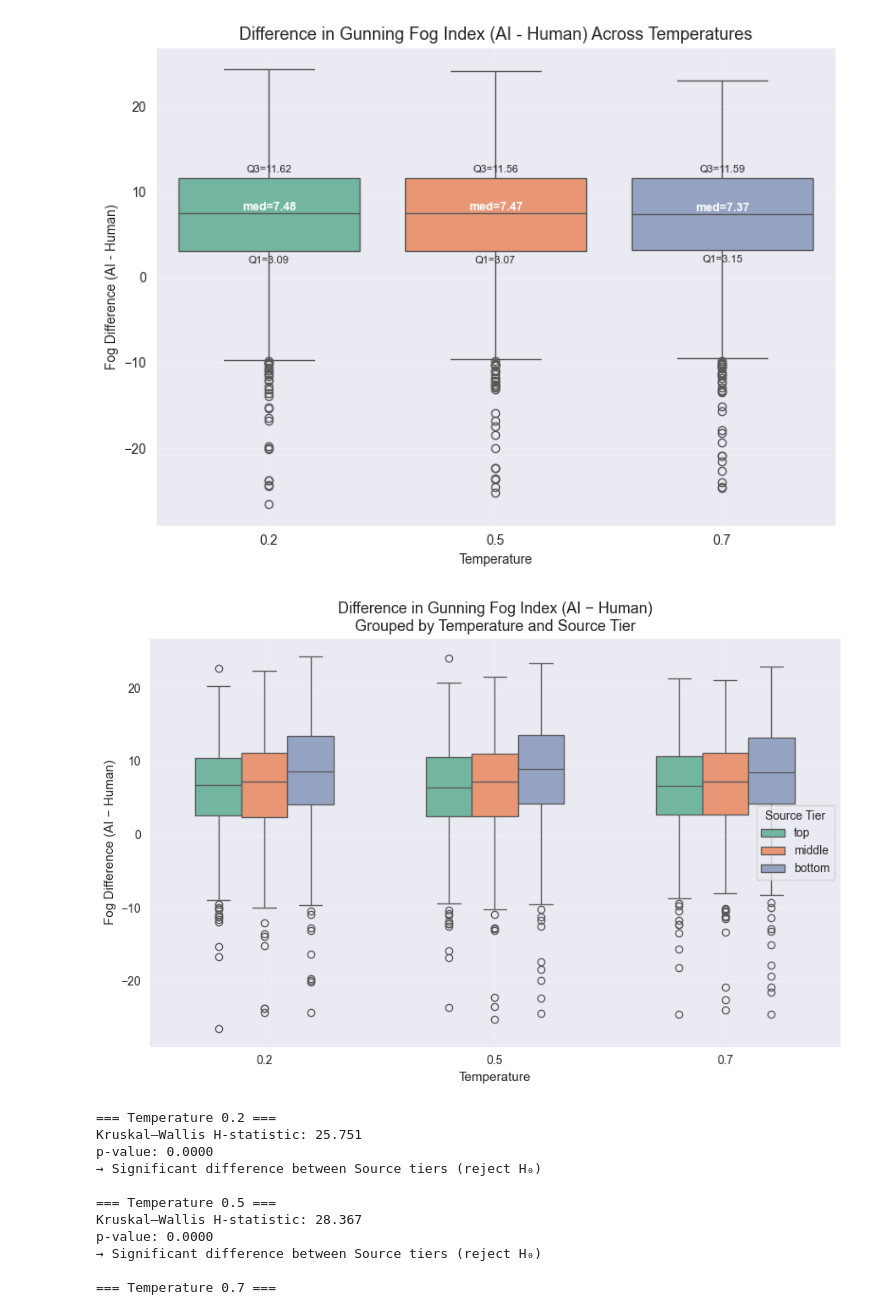
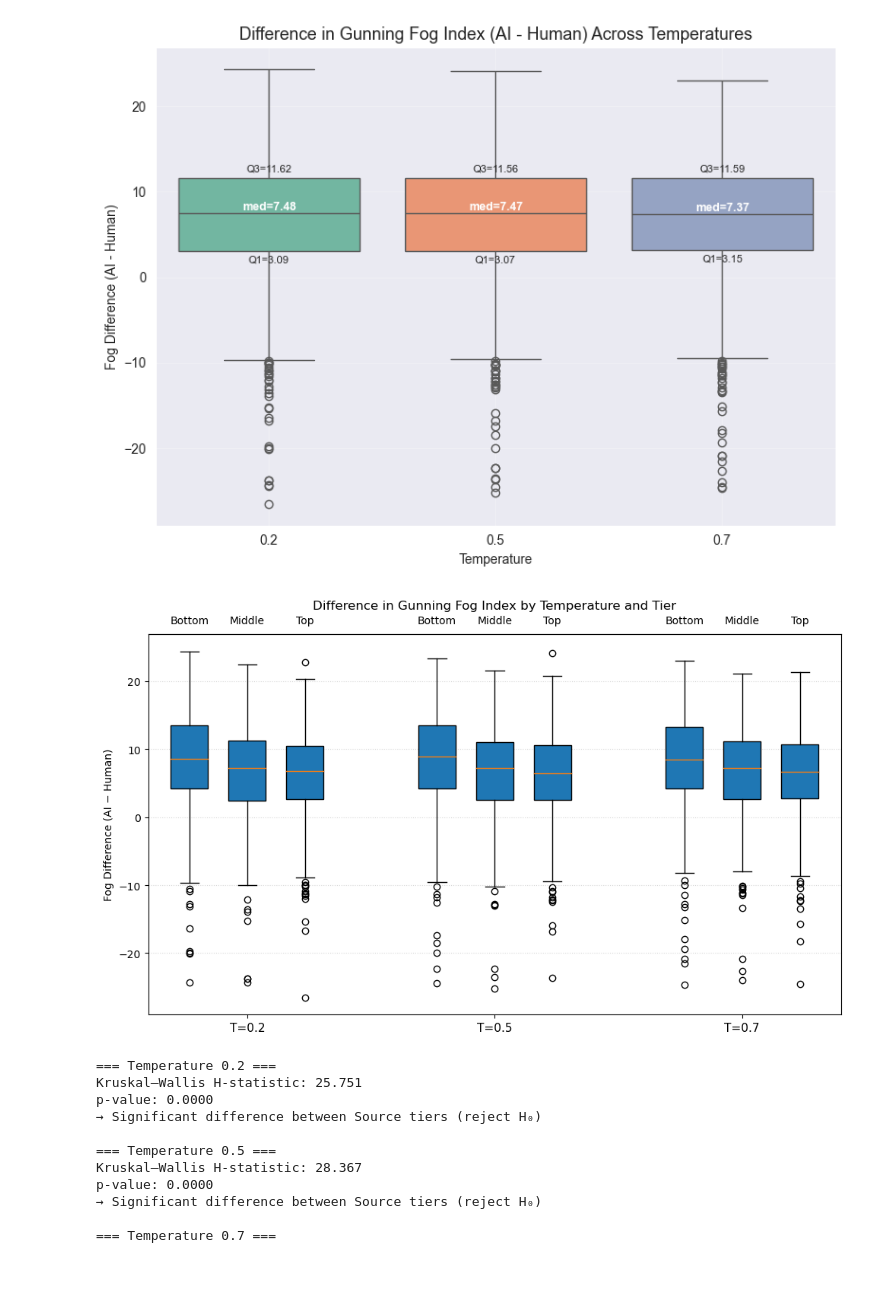
Before and after one commit to popolin47/Library_recommendation, a Jupyter notebook: Revise_RQ2.ipynb, the cells around one changed output. Drawn from its saved outputs; the diff is of its cells as text; code cells hidden in the pictures; blank space fills up the shorter version.

```diff
--- a/Revise_RQ2.ipynb
+++ b/Revise_RQ2.ipynb
@@ -267,38 +267,66 @@ plt.show()
 # %%
 import pandas as pd
 import matplotlib.pyplot as plt
-import seaborn as sns
+from pathlib import Path
 
+# === Config ===
 temps = [0.2, 0.5, 0.7]
-combined = pd.DataFrame()
+tiers = ["Bottom", "Middle", "Top"]   # order within each temp group
+data_dir = Path("Result_RQ2")
+csv_tmpl = "{t}_compare_fog.csv"      # expects columns: Source, fog_diff
 
-# --- Load and combine comparison files ---
+# === Load values per (temp, tier) ===
+values = {}
 for t in temps:
-    df = pd.read_csv(f"Result_RQ2/{t}_compare_fog.csv")
-    df["Temperature"] = t
-    combined = pd.concat([combined, df], ignore_index=True)
+    df = pd.read_csv(data_dir / csv_tmpl.format(t=t))
+    for tier in tiers:
+        vals = df.loc[df["Source"].str.casefold()==tier.casefold(), "fog_diff"].dropna().tolist()
+        values[(t, tier)] = vals
 
-# --- Grouped boxplot ---
-plt.figure(figsize=(9, 6))
-sns.boxplot(
-    data=combined,
-    x="Temperature",
-    y="fog_diff",
-    hue="Source",          # group by Source tier
-    palette="Set2",
-    width=0.6
-)
+# === Layout ===
+group_gap  = 3.0       # spacing between temperature groups
+within_gap = 0.7       # spacing between tiers inside a group
+width      = 0.45      # box width
 
-# Add labels
-plt.title("Difference in Gunning Fog Index (AI − Human)\nGrouped by Temperature and Source Tier", fontsize=13)
-plt.xlabel("Temperature", fontsize=11)
-plt.ylabel("Fog Difference (AI − Human)", fontsize=11)
-plt.legend(title="Source Tier", loc="best")
-plt.grid(alpha=0.3)
+fig, ax = plt.subplots(figsize=(10, 6))
+
+# draw boxes tier-by-tier so positions are consistent
+for tier_idx, tier in enumerate(tiers):
+    positions = [i*group_gap + (tier_idx-1)*within_gap for i in range(len(temps))]
+    ax.boxplot(
+        [values[(t, tier)] for t in temps],
+        positions=positions,
+        widths=width,
+        patch_artist=True  # keep defaults; no legend/colors needed
+    )
+
+# bottom: temperature ticks centered per group
+group_centers = [i*group_gap for i in range(len(temps))]
+ax.set_xticks(group_centers)
+ax.set_xticklabels([f"T={t}" for t in temps], fontsize=11)
+
+# ---- TOP-ONLY tier labels (clean, aligned) ----
+tier_positions = []
+tier_names = []
+for g in range(len(temps)):
+    for tier_idx, tier in enumerate(tiers):
+        tier_positions.append(group_centers[g] + (tier_idx-1)*within_gap)
+        tier_names.append(tier)
+
+ax_top = ax.secondary_xaxis('top')
+ax_top.set_xticks(tier_positions)
+ax_top.set_xticklabels(tier_names)
+ax_top.tick_params(axis="x", length=0, pad=8, labelsize=10)
+
+# ---- Styling ----
+ax.set_ylabel("Fog Difference (AI − Human)")
+ax.set_title("Difference in Gunning Fog Index by Temperature and Tier", pad=24)
+ax.grid(True, axis="y", linestyle=":", alpha=0.5)
+plt.subplots_adjust(top=0.88, bottom=0.15)
 plt.tight_layout()
 plt.show()
 # %% [output]
-[figure, old version]
+[figure, new version]
 # %%
 import pandas as pd
 from scipy.stats import kruskal
```
Also changed, not shown: 3 other files.
